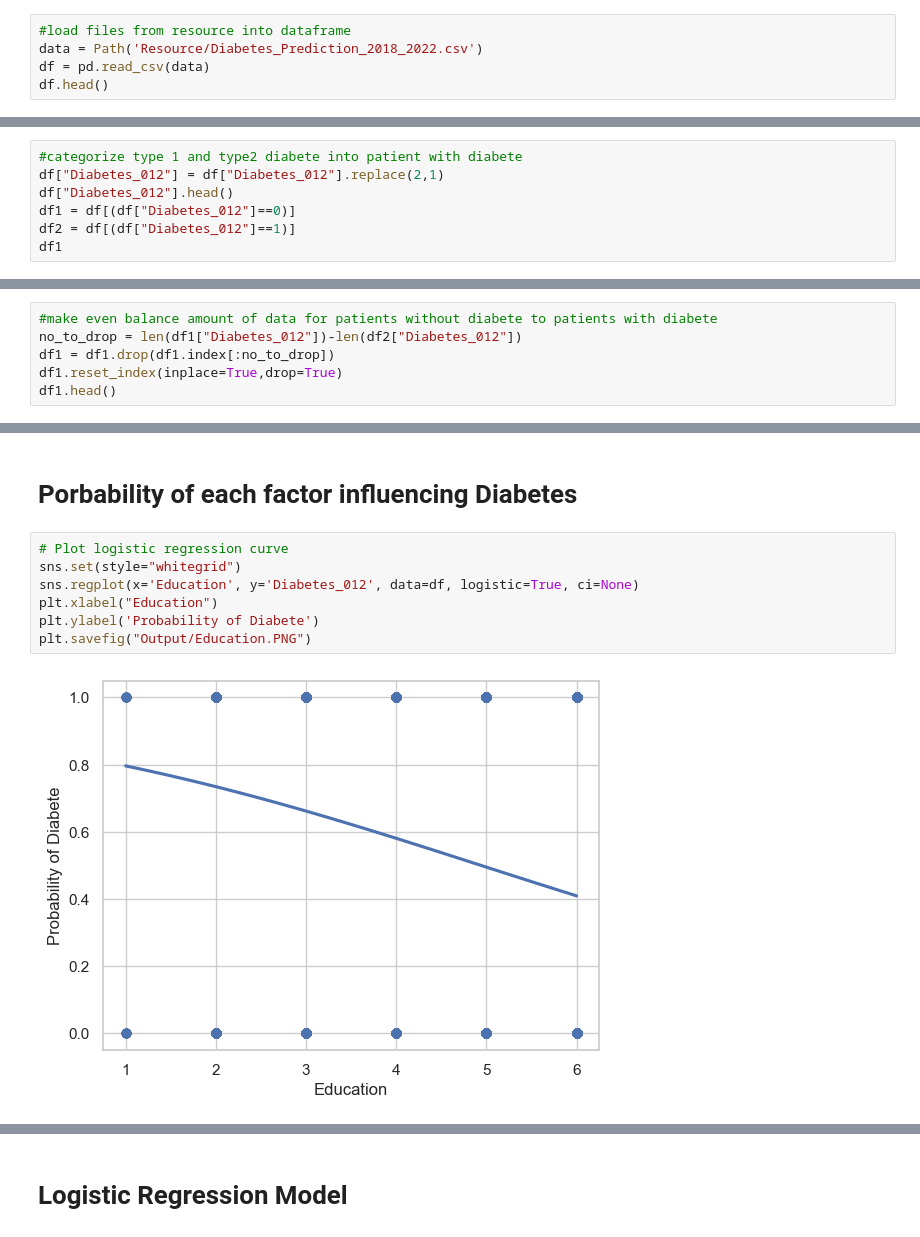
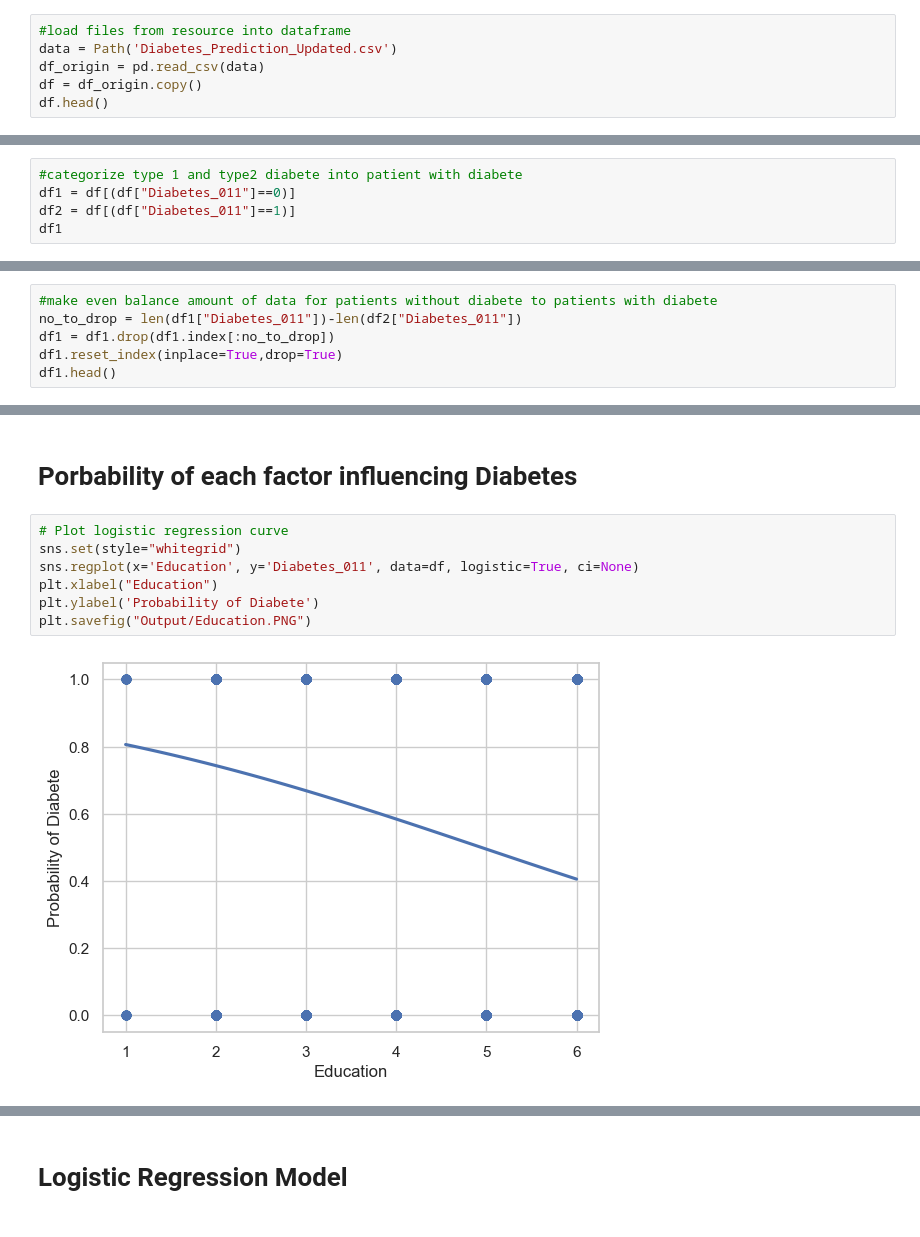
Before and after one commit to shengzhiluo000/Project_4_Group_9, a Jupyter notebook: Project 4 Analysis - Supervised Learning.ipynb, the cells around one changed output, grey strips where cells are left out. Drawn from its saved outputs; the diff is of its cells as text.

```diff
--- a/Project 4 Analysis - Supervised Learning.ipynb
+++ b/Project 4 Analysis - Supervised Learning.ipynb
@@ -12,6 +14,7 @@ import seaborn as sns
 # %%
 #load files from resource into dataframe
-data = Path('Resource/Diabetes_Prediction_2018_2022.csv')
-df = pd.read_csv(data)
+data = Path('Diabetes_Prediction_Updated.csv')
+df_origin = pd.read_csv(data)
+df = df_origin.copy()
 df.head()
 # %% [output]
@@ -24,9 +27,7 @@ df.head()
 5 rows × 21 columns
 # %%
 #categorize type 1 and type2 diabete into patient with diabete
-df["Diabetes_012"] = df["Diabetes_012"].replace(2,1)
-df["Diabetes_012"].head()
-df1 = df[(df["Diabetes_012"]==0)]
-df2 = df[(df["Diabetes_012"]==1)]
+df1 = df[(df["Diabetes_011"]==0)]
+df2 = df[(df["Diabetes_011"]==1)]
 df1
 # %% [output]
@@ -45,7 +46,7 @@ df1
 210929 rows × 21 columns
 # %%
 #make even balance amount of data for patients without diabete to patients with diabete
-no_to_drop = len(df1["Diabetes_012"])-len(df2["Diabetes_012"])
+no_to_drop = len(df1["Diabetes_011"])-len(df2["Diabetes_011"])
 df1 = df1.drop(df1.index[:no_to_drop])
 df1.reset_index(inplace=True,drop=True)
 df1.head()
@@ -80,11 +81,11 @@ df
 # %%
 # Plot logistic regression curve
 sns.set(style="whitegrid")
-sns.regplot(x='Education', y='Diabetes_012', data=df, logistic=True, ci=None)
+sns.regplot(x='Education', y='Diabetes_011', data=df, logistic=True, ci=None)
 plt.xlabel("Education")
 plt.ylabel('Probability of Diabete')
 plt.savefig("Output/Education.PNG")
 # %% [output]
-[figure, old version]
+[figure, new version]
 # %%
 # Correlation of each factor
```
Also changed, not shown: parts of 25 cells of this notebook, 1 other file.
